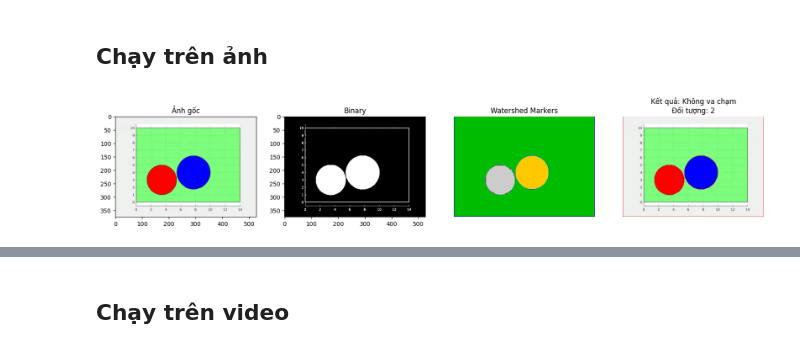
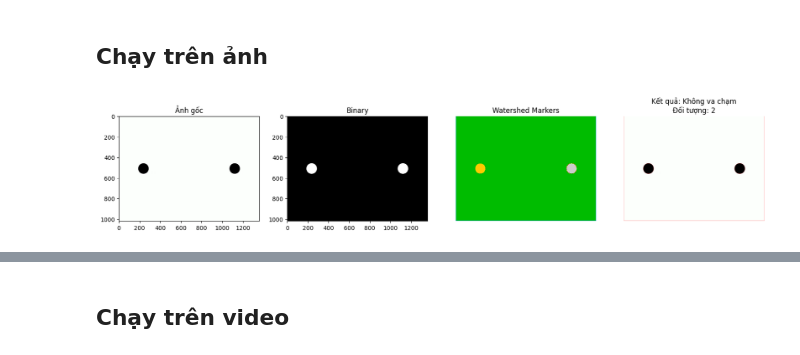
Before and after one commit to ThienNguyen3001/Object-Collision, a Jupyter notebook: watershed/experiment.ipynb, the cells around one changed output, grey strips where cells are left out. Saved outputs shown, nothing was run; the diff lists cells and outputs as text; code cells hidden in the pictures.

```diff
--- a/watershed/experiment.ipynb
+++ b/watershed/experiment.ipynb
@@ -79,34 +79,34 @@ def check_collision_watershed(image_path):
     plt.subplot(142)
     plt.title("Binary")
     plt.imshow(binary, cmap='gray')
 
     plt.subplot(143)
     plt.title("Watershed Markers")
     plt.imshow(markers, cmap='nipy_spectral')
     plt.axis('off')
 
     plt.subplot(144)
     plt.title(f"Kết quả: {result}\nĐối tượng: {num_objects}")
     display_img = cv2.cvtColor(image.copy(), cv2.COLOR_BGR2RGB)
     display_img[markers == -1] = [255,0,0]
     plt.imshow(display_img)
     plt.axis('off')
 
     plt.show()
 
     print(f"Số đối tượng phát hiện được từ watershed: {num_objects}")
     print(f"Kết quả: {result}")
     print(f"Khoảng cách nhỏ nhất: {min_distance:.2f}")
 
     return result
 
 t = pytictoc.TicToc()
-image_path = 'Resource/image2.png'
+image_path = 'Resource/image4.png'
 
 t.tic()
 result = check_collision_watershed(image_path)
 t.toc()
 # %% [output]
-[figure, old version]
+[figure, new version]
 Số đối tượng phát hiện được từ watershed: 2
 Kết quả: Không va chạm
```
Also changed, not shown: parts of 1 cell of this notebook, 1 other file.
